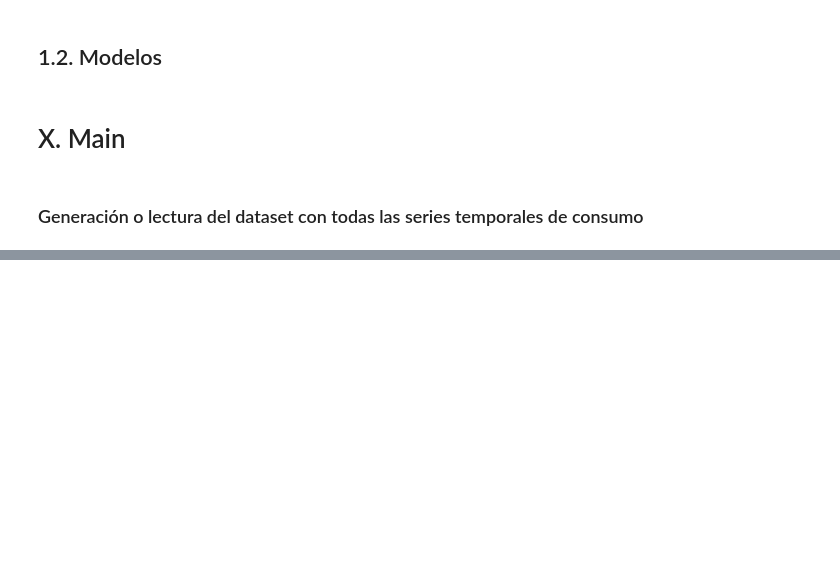
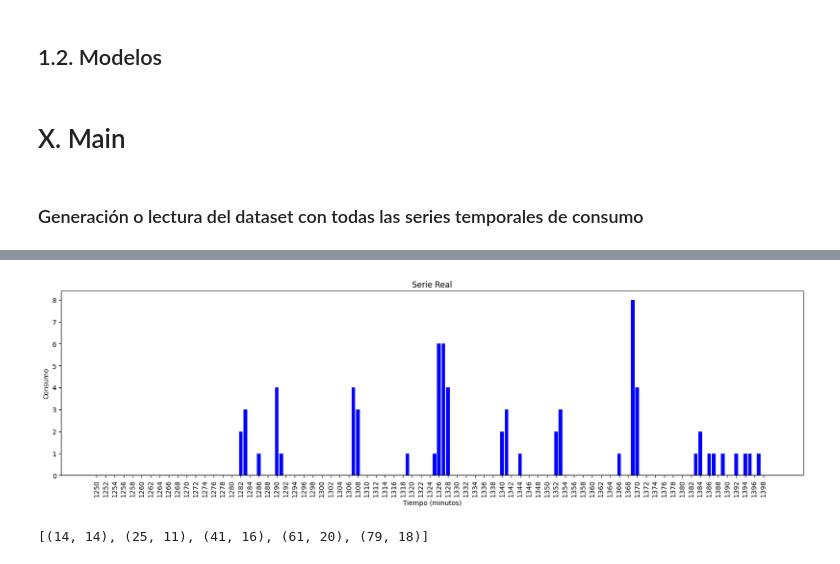
Before and after one commit to IagoGarciaSuarez/MUII_TFM, a Jupyter notebook: src/TFM.ipynb, the cells around one changed output, grey strips where cells are left out. Saved outputs shown, nothing was run; the diff lists cells and outputs as text; code cells hidden in the pictures; blank space fills up the shorter version.

```diff
--- a/src/TFM.ipynb
+++ b/src/TFM.ipynb
@@ -126,0 +340,16 @@ plt.show()
+# %%
+inicio = 1250
+fin = 1400
+plt.figure(figsize=(20, 5))  # Tamaño de la figura
+plt.bar(range(inicio, fin), serie_real[inicio:fin], color='blue')
+plt.xlabel('Tiempo (minutos)')
+plt.ylabel('Consumo')
+plt.title(f'Serie Real')
+plt.xticks(range(inicio, fin, 2), rotation=90)
+plt.show()
+# %% [output]
+[figure, added]
+# %%
+localizar_repeticiones(serie_real[1282:fin], 0, 10)
+# %% [output]
+[(14, 14), (25, 11), (41, 16), (61, 20), (79, 18)]
```
Also changed, not shown: parts of 26 cells of this notebook.
